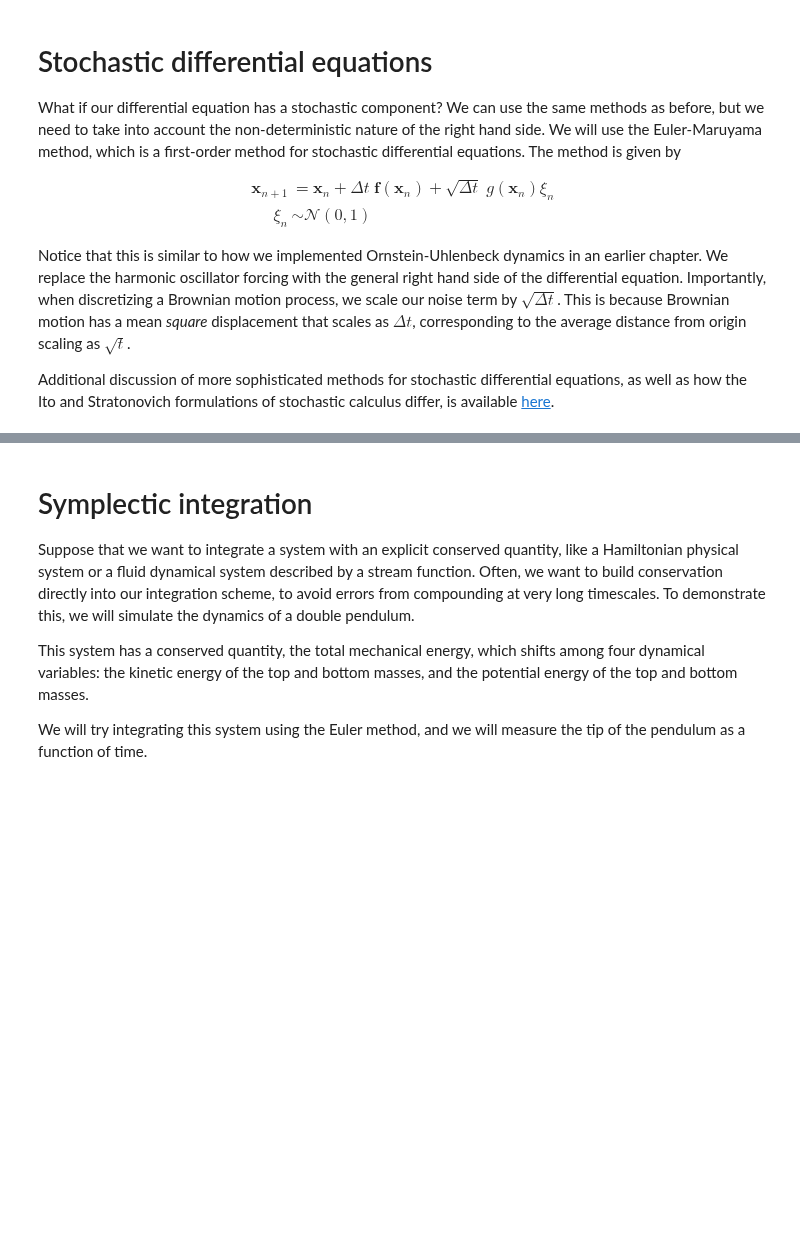
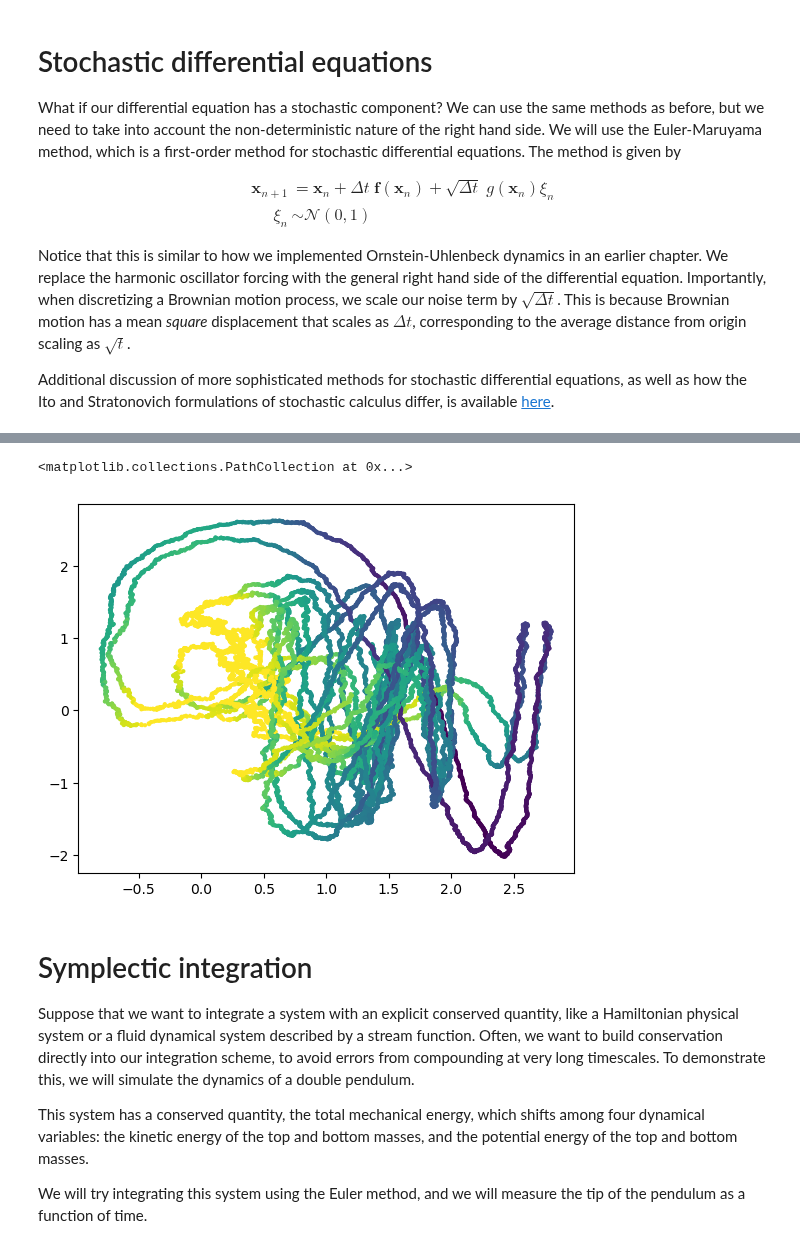
Before and after one commit to williamgilpin/cphy, a Jupyter notebook: talks/integrator_chaos_variable_step.ipynb, the cells around one changed output, grey strips where cells are left out. Drawn from its saved outputs; the diff is of its cells as text; code cells hidden in the pictures; blank space fills up the shorter version.

```diff
--- a/talks/integrator_chaos_variable_step.ipynb
+++ b/talks/integrator_chaos_variable_step.ipynb
@@ -507,3 +507,9 @@ Text(0.5, 1.0, 'Adaptive Euler-Maruyama')
+# %%
+dt_vals = np.diff(integrator.t)
+plt.scatter(integrator.y[1:, 0], integrator.y[1:, 1], c=np.log(dt_vals), s=4)
+# %% [output]
+<matplotlib.collections.PathCollection at 0x...>
+[figure, added]
 # %% [markdown]
 # Symplectic integration
 
```
Also changed, not shown: parts of 6 cells of this notebook.
